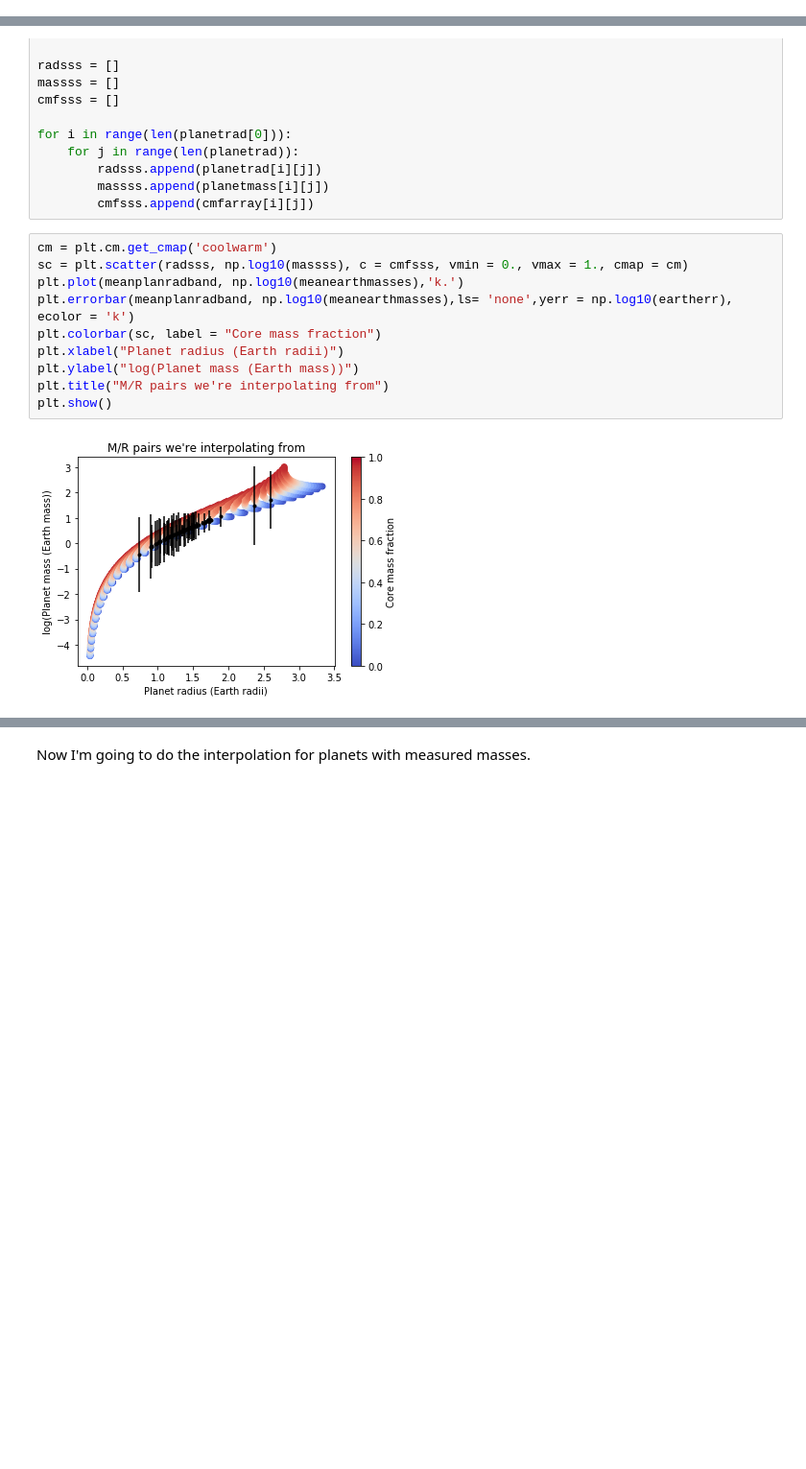
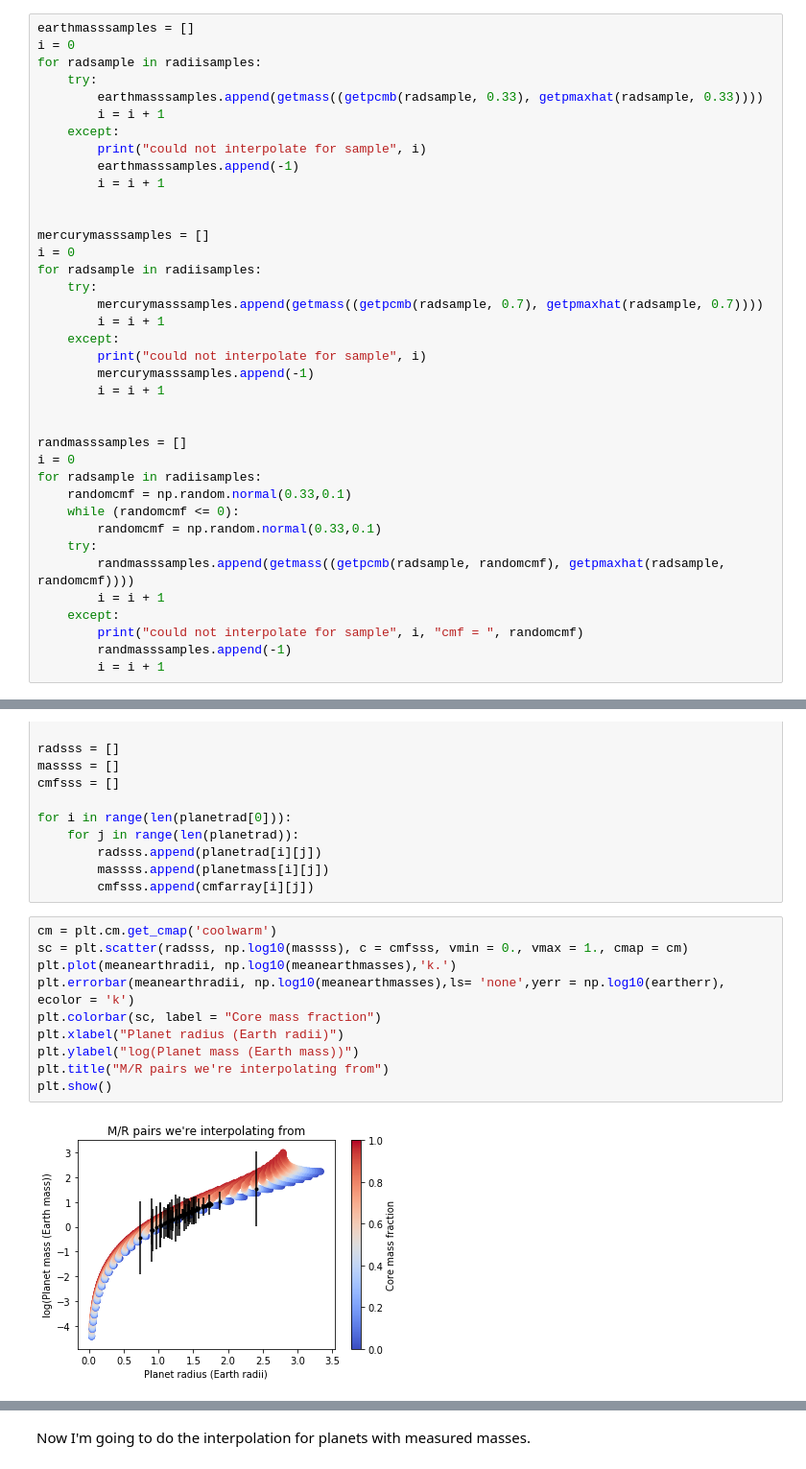
Before and after one commit to asmuzsoy/USPplanets, a Jupyter notebook: USPMassDistribution.ipynb, the cells around one changed output, grey strips where cells are left out. Shown at 96% size. Saved outputs shown, nothing was run; the diff lists cells and outputs as text; blank space fills up the shorter version.

Commit message:
calculated mass samples for different compositions and re-made Figure 7

```diff
--- a/USPMassDistribution.ipynb
+++ b/USPMassDistribution.ipynb
@@ -181,0 +167,38 @@ print(earthmasssamples[23])
+# %%
+earthmasssamples = []
+i = 0
+for radsample in radiisamples:
+    try:
+        earthmasssamples.append(getmass((getpcmb(radsample, 0.33), getpmaxhat(radsample, 0.33))))
+        i = i + 1
+    except:
+        print("could not interpolate for sample", i)
+        earthmasssamples.append(-1)
+        i = i + 1
+
+
+mercurymasssamples = []
+i = 0
+for radsample in radiisamples:
+    try:
+        mercurymasssamples.append(getmass((getpcmb(radsample, 0.7), getpmaxhat(radsample, 0.7))))
+        i = i + 1
+    except:
+        print("could not interpolate for sample", i)
+        mercurymasssamples.append(-1)
+        i = i + 1
+
+
+randmasssamples = []
+i = 0
+for radsample in radiisamples:
+    randomcmf = np.random.normal(0.33,0.1)
+    while (randomcmf <= 0):
+        randomcmf = np.random.normal(0.33,0.1)
+    try:
+        randmasssamples.append(getmass((getpcmb(radsample, randomcmf), getpmaxhat(radsample, randomcmf))))
+        i = i + 1
+    except:
+        print("could not interpolate for sample", i, "cmf = ", randomcmf)
+        randmasssamples.append(-1)
+        i = i + 1
@@ -222,15 +333,15 @@ for i in range(len(planetrad[0])):
 # %%
 cm = plt.cm.get_cmap('coolwarm')
 sc = plt.scatter(radsss, np.log10(massss), c = cmfsss, vmin = 0., vmax = 1., cmap = cm)
-plt.plot(meanplanradband, np.log10(meanearthmasses),'k.')
-plt.errorbar(meanplanradband, np.log10(meanearthmasses),ls= 'none',yerr = np.log10(eartherr), ecolor = 'k')
+plt.plot(meanearthradii, np.log10(meanearthmasses),'k.')
+plt.errorbar(meanearthradii, np.log10(meanearthmasses),ls= 'none',yerr = np.log10(eartherr), ecolor = 'k')
 plt.colorbar(sc, label = "Core mass fraction")
 plt.xlabel("Planet radius (Earth radii)")
 plt.ylabel("log(Planet mass (Earth mass))")
 plt.title("M/R pairs we're interpolating from")
 plt.show()
 # %% [output]
-[figure, old version]
+[figure, new version]
 # %%
 cm = plt.cm.get_cmap('coolwarm')
 sc = plt.scatter(radsss, massss, c = cmfsss, vmin = 0., vmax = 1., cmap = cm)
```
Also changed, not shown: parts of 16 cells of this notebook, 3 other files.
